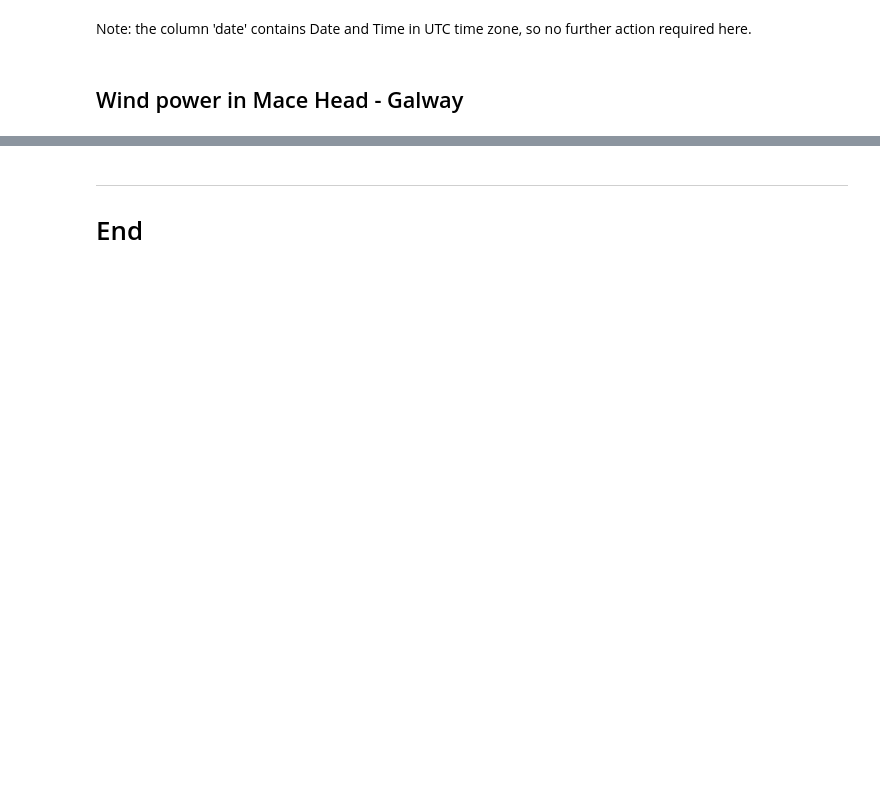
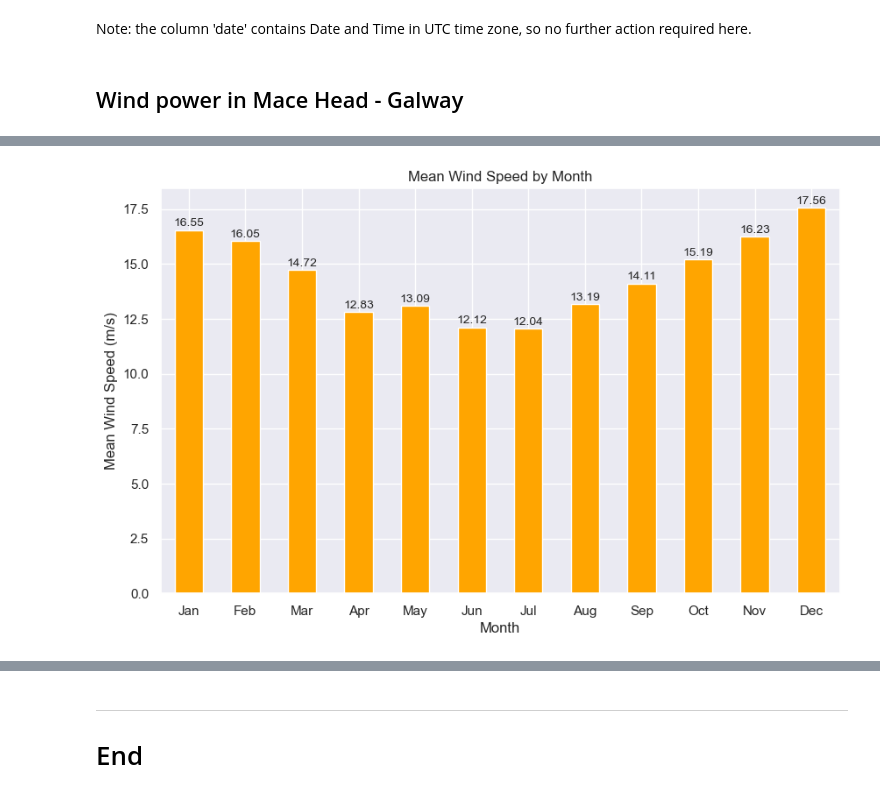
Before and after one commit to filipekojak88/PFDA, a Jupyter notebook: project/windspeed.ipynb, the cells around one changed output, grey strips where cells are left out. Saved outputs shown, nothing was run; the diff lists cells and outputs as text; code cells hidden in the pictures; blank space fills up the shorter version.

```diff
--- a/project/windspeed.ipynb
+++ b/project/windspeed.ipynb
@@ -185,0 +214,23 @@ https://en.wikipedia.org/wiki/List_of_wind_farms_in_the_Republic_of_Ireland?utm_
+# %%
+# Calculate Mean Wind Speed by Month
+df['month'] = df['date'].dt.month
+monthly_mean_wind = df.groupby('month')['wdsp'].mean()
+# %%
+# Monthly Mean Wind Speed Plot with Month Names
+plt.figure(figsize=(10,6))
+monthly_mean_wind.plot(kind='bar', color='orange')
+
+# Setting the x-ticks to the abbreviated month names
+plt.xticks(ticks=range(0, 12), labels=[calendar.month_abbr[i] for i in range(1, 13)], rotation=0)
+
+# Adding bar labels
+for i, value in enumerate(monthly_mean_wind):
+    plt.text(i, value + 0.05, f'{value:.2f}', ha='center', va='bottom', fontsize=10)
+
+# Adding title and labels
+plt.title('Mean Wind Speed by Month')
+plt.xlabel('Month')
+plt.ylabel('Mean Wind Speed (m/s)')
+plt.show()
+# %% [output]
+[figure, added]
```
Also changed, not shown: parts of 13 cells of this notebook.
